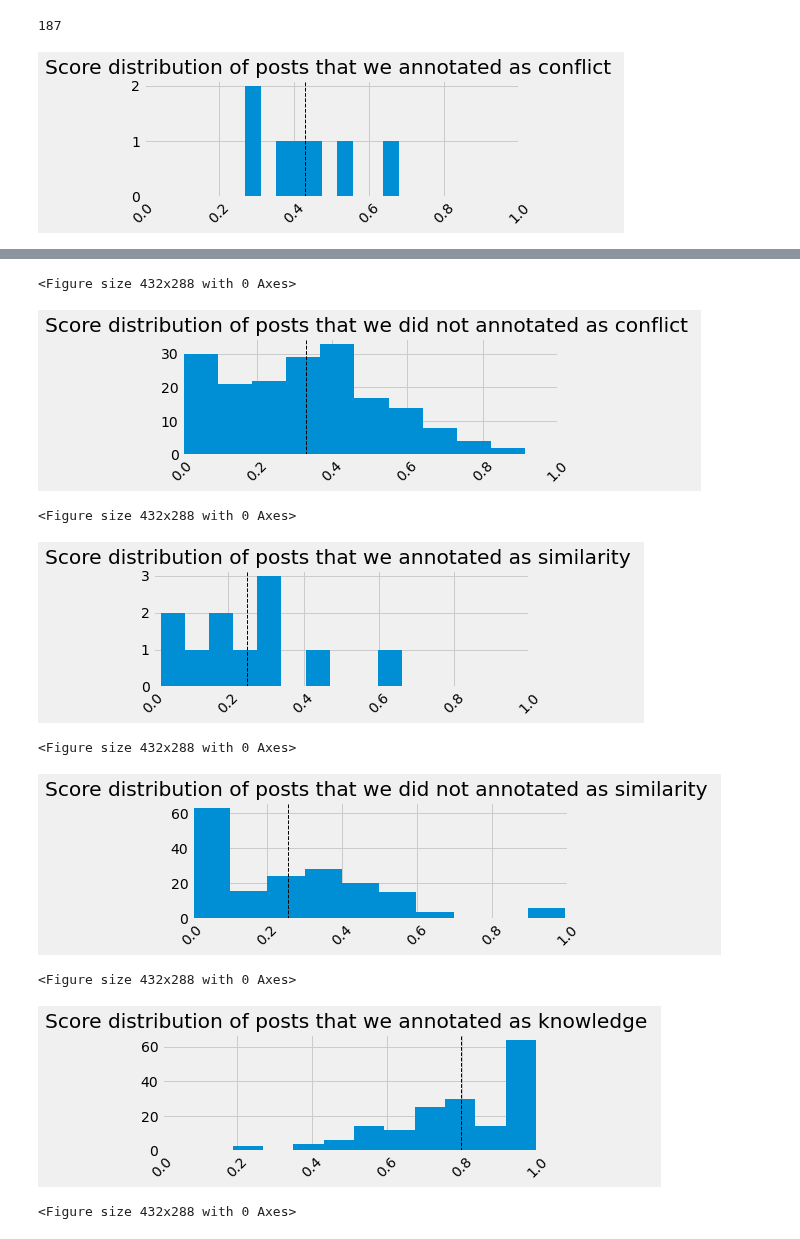
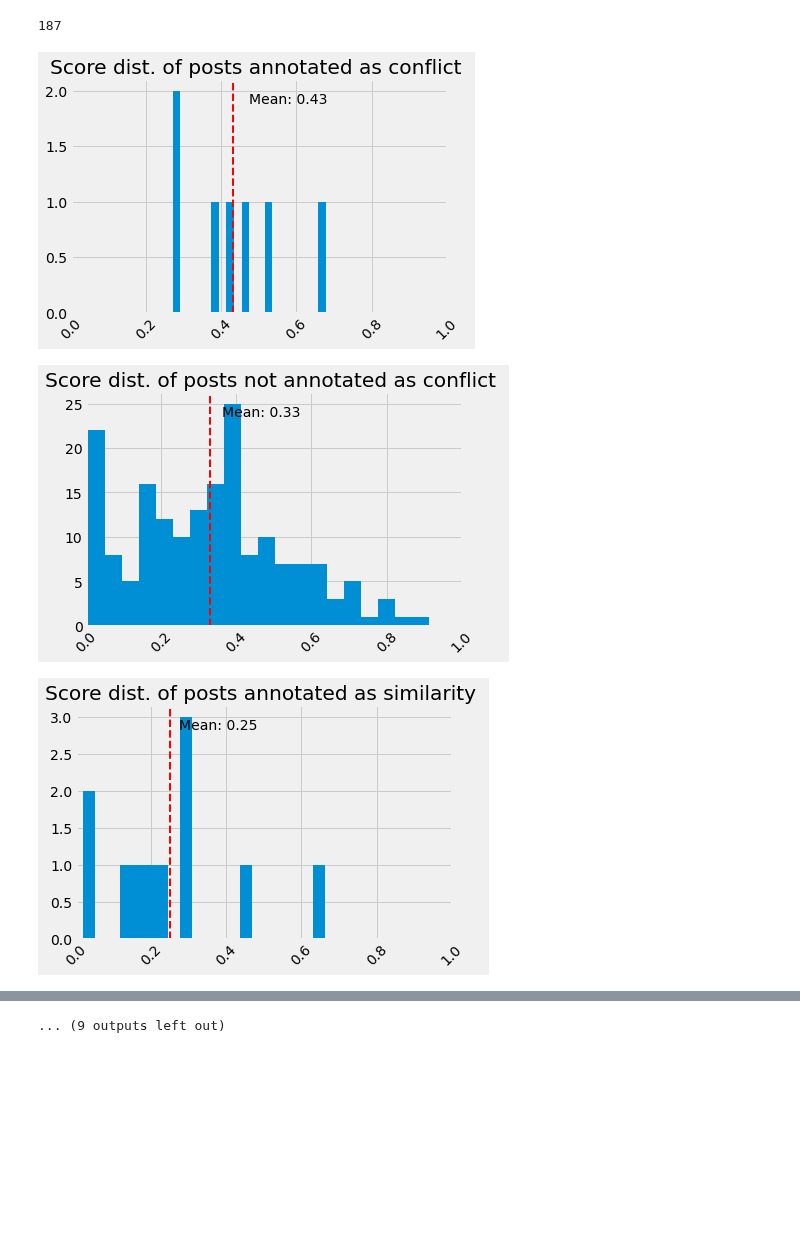
Before and after one commit to DueViktor/WildDataExam, a Jupyter notebook: trash_hold_from_annotation.ipynb, the cells around one changed output, grey strips where cells are left out. Cells and saved outputs as stored; diff of their text form; code cells hidden in the pictures; blank space fills up the shorter version.

```diff
--- a/trash_hold_from_annotation.ipynb
+++ b/trash_hold_from_annotation.ipynb
@@ -65,7 +62,7 @@ len(scores_per_dim[dims[2]])
 # %% [output]
 187
 # %%
-def annotated_of_dim(dim, scores_per_dim,annotation_ratio  = 0.5):
+def annotated_of_dim(dim, scores_per_dim,annotation_ratio  = 0.2):
 
     dim_list = scores_per_dim[dim]
     included_l = []
@@ -75,30 +72,34 @@ def annotated_of_dim(dim, scores_per_dim,annotation_ratio  = 0.5):
             included_l.append( model_v )
         else:
             excluded_l.append( model_v)
-    if not included_l:
-        included_l.append(0)
+
     return included_l, excluded_l
 # %%
 def plot_bar(p_list,title= ''):
 
+    pmean = 0
+    if p_list:
+        pmean = mean(p_list)
     plt.style.use('fivethirtyeight')
-
-    plt.figure(figsize=[6,2])
     plt.xticks(rotation= 45)
     plt.title(title)
     plt.xlim([0,1])
-    plt.hist(p_list)
-    plt.axvline(mean(p_list), color='k', linestyle='dashed', linewidth=1)
+    plt.hist(p_list,bins=20)
+    plt.axvline(pmean, color='red', linestyle='dashed', linewidth=2)
+    min_ylim, max_ylim = plt.ylim()
+    plt.text(pmean*1.1, max_ylim*0.9, 'Mean: {:.2f}'.format(pmean))
     plt.show()
     plt.clf()
 # %%
 
 for dim in dims:
     #print(dim)
     ann_list,other_list = annotated_of_dim(dim, scores_per_dim, annotation_ratio= 0.5)
 
     #print( "Trash hold: ", trash_hold, "Other values average: ", other_avg)
-    plot_bar(ann_list, title = f'Score distribution of posts that we annotated as {dim} ')
-    plot_bar(other_list, title= f'Score distribution of posts that we did not annotated as {dim} ')
+    plot_bar(ann_list, title = f'Score dist. of posts annotated as {dim} ')
+    plot_bar(other_list, title= f'Score dist. of posts not annotated as {dim} ')
 # %% [output]
-[figure, old version]
+[figure, new version]
+[figure, new version]
+[figure, new version]
@@ -105,9 +115 @@ for dim in dims:
-<Figure size 432x288 with 0 Axes>
+... (9 outputs left out)
-[figure, old version]
-<Figure size 432x288 with 0 Axes>
-[figure, old version]
-<Figure size 432x288 with 0 Axes>
-[figure, old version]
-<Figure size 432x288 with 0 Axes>
-[figure, old version]
-<Figure size 432x288 with 0 Axes>
```
Also changed, not shown: parts of 6 cells of this notebook, 1 other file.
